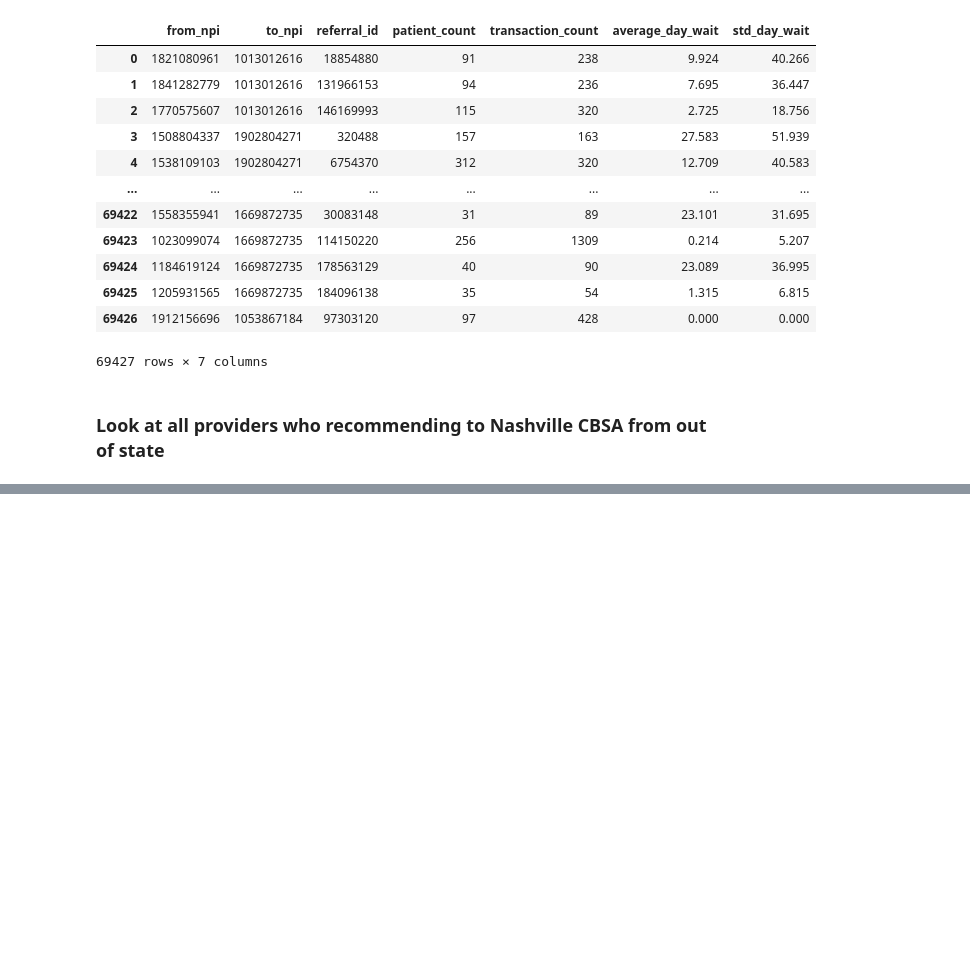
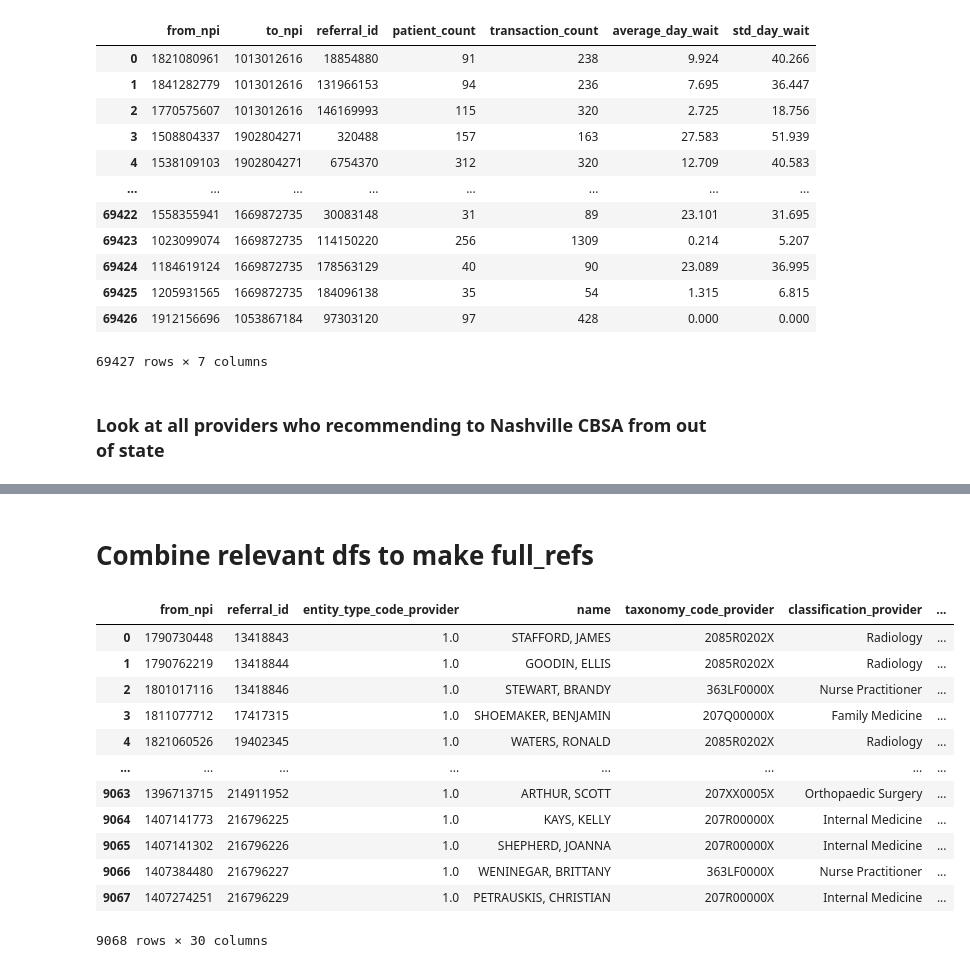
Before and after one commit to VahidehRasekhi/hop_team-hotdogs, a Jupyter notebook: scripts/hop_03_create_csv_files_for_neo4j.ipynb, the cells around one changed output, grey strips where cells are left out. Drawn from its saved outputs; the diff is of its cells as text; code cells hidden in the pictures; blank space fills up the shorter version.

```diff
--- a/scripts/hop_03_create_csv_files_for_neo4j.ipynb
+++ b/scripts/hop_03_create_csv_files_for_neo4j.ipynb
@@ -399,0 +399,11 @@ providers[providers['state'] != 'TN']
+# %%
+def build_address(df):
+    address = ((df['address_line1'] + ', ' + df['address_line2']).mask(pd.isna, df['address_line1'])
+         + ', '
+         + df['city']
+         + ', '
+         + df['state']
+         + ' '
+         + df['zip']
+    )
+    return address
@@ -399,0 +438,28 @@ providers[providers['state'] != 'TN']
+# %%
+providers['address'] = build_address(providers)
+hospitals['address'] = build_address(hospitals)
+# %% [markdown]
+# Combine relevant dfs to make full_refs
+# %%
+full_refs = (providers.merge(hospitals,
+                on = 'referral_id',
+               suffixes = ('_provider', '_hospital'))
+          .merge(referrals,
+                on = ['referral_id', 'from_npi', 'to_npi'])
+)
+
+full_refs
+# %% [output]
+|  | from_npi | referral_id | entity_type_code_provider | name | taxonomy_code_provider | classification_provider | ... |
+| 0 | 1790730448 | 13418843 | 1.0 | STAFFORD, JAMES | 2085R0202X | Radiology | ... |
+| 1 | 1790762219 | 13418844 | 1.0 | GOODIN, ELLIS | 2085R0202X | Radiology | ... |
+| 2 | 1801017116 | 13418846 | 1.0 | STEWART, BRANDY | 363LF0000X | Nurse Practitioner | ... |
+| 3 | 1811077712 | 17417315 | 1.0 | SHOEMAKER, BENJAMIN | 207Q00000X | Family Medicine | ... |
+| 4 | 1821060526 | 19402345 | 1.0 | WATERS, RONALD | 2085R0202X | Radiology | ... |
+| ... | ... | ... | ... | ... | ... | ... | ... |
+| 9063 | 1396713715 | 214911952 | 1.0 | ARTHUR, SCOTT | 207XX0005X | Orthopaedic Surgery | ... |
+| 9064 | 1407141773 | 216796225 | 1.0 | KAYS, KELLY | 207R00000X | Internal Medicine | ... |
+| 9065 | 1407141302 | 216796226 | 1.0 | SHEPHERD, JOANNA | 207R00000X | Internal Medicine | ... |
+| 9066 | 1407384480 | 216796227 | 1.0 | WENINEGAR, BRITTANY | 363LF0000X | Nurse Practitioner | ... |
+| 9067 | 1407274251 | 216796229 | 1.0 | PETRAUSKIS, CHRISTIAN | 207R00000X | Internal Medicine | ... |
+9068 rows × 30 columns
```
Also changed, not shown: parts of 12 cells of this notebook.
